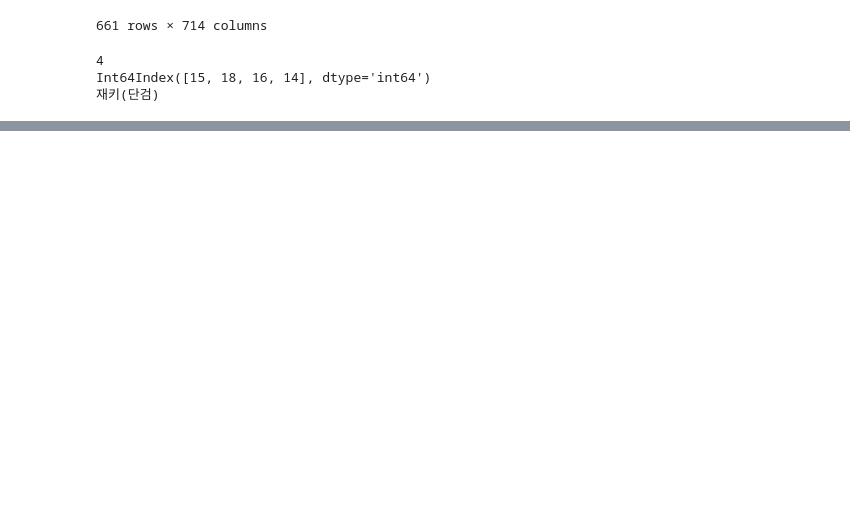
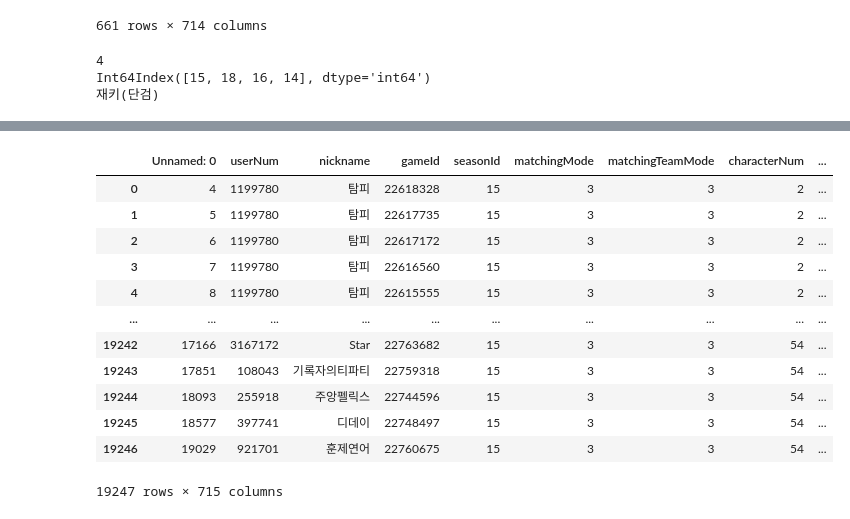
Before and after one commit to discipliner/webCrawling, a Jupyter notebook: analysis.ipynb, the cells around one changed output, grey strips where cells are left out. Saved outputs shown, nothing was run; the diff lists cells and outputs as text; code cells hidden in the pictures; blank space fills up the shorter version.

```diff
--- a/analysis.ipynb
+++ b/analysis.ipynb
@@ -622,0 +640,18 @@ weapon
+# %%
+
+rank_final = pd.read_csv('data/rank_final - changed.csv')
+rank_final
+# %% [output]
+|  | Unnamed: 0 | userNum | nickname | gameId | seasonId | matchingMode | matchingTeamMode | characterNum | ... |
+| 0 | 4 | 1199780 | 탐피 | 22618328 | 15 | 3 | 3 | 2 | ... |
+| 1 | 5 | 1199780 | 탐피 | 22617735 | 15 | 3 | 3 | 2 | ... |
+| 2 | 6 | 1199780 | 탐피 | 22617172 | 15 | 3 | 3 | 2 | ... |
+| 3 | 7 | 1199780 | 탐피 | 22616560 | 15 | 3 | 3 | 2 | ... |
+| 4 | 8 | 1199780 | 탐피 | 22615555 | 15 | 3 | 3 | 2 | ... |
+| ... | ... | ... | ... | ... | ... | ... | ... | ... | ... |
+| 19242 | 17166 | 3167172 | Star | 22763682 | 15 | 3 | 3 | 54 | ... |
+| 19243 | 17851 | 108043 | 기록자의티파티 | 22759318 | 15 | 3 | 3 | 54 | ... |
+| 19244 | 18093 | 255918 | 주앙펠릭스 | 22744596 | 15 | 3 | 3 | 54 | ... |
+| 19245 | 18577 | 397741 | 디데이 | 22748497 | 15 | 3 | 3 | 54 | ... |
+| 19246 | 19029 | 921701 | 훈제연어 | 22760675 | 15 | 3 | 3 | 54 | ... |
+19247 rows × 715 columns
```
Also changed, not shown: parts of 17 cells of this notebook, 2 other files.
